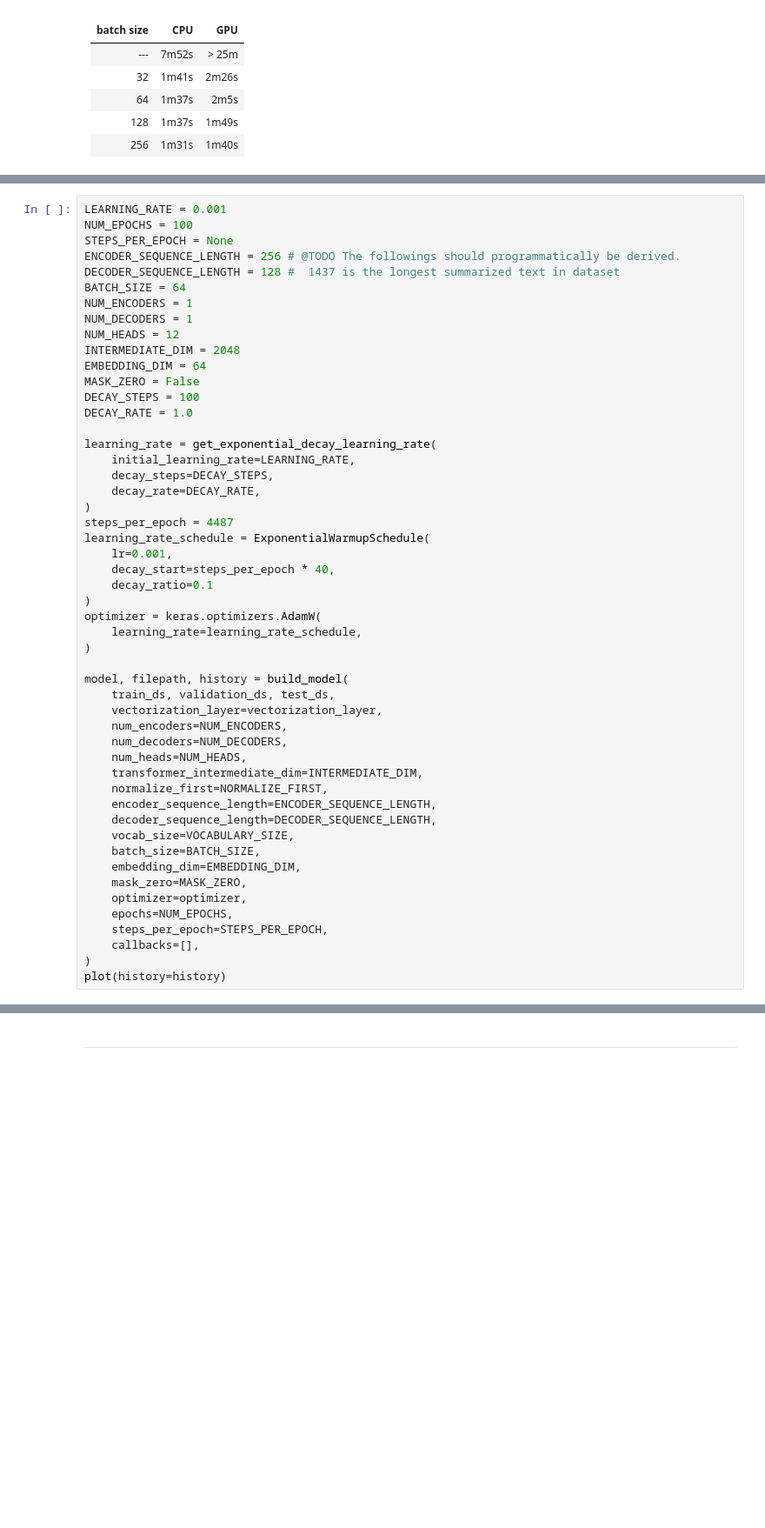
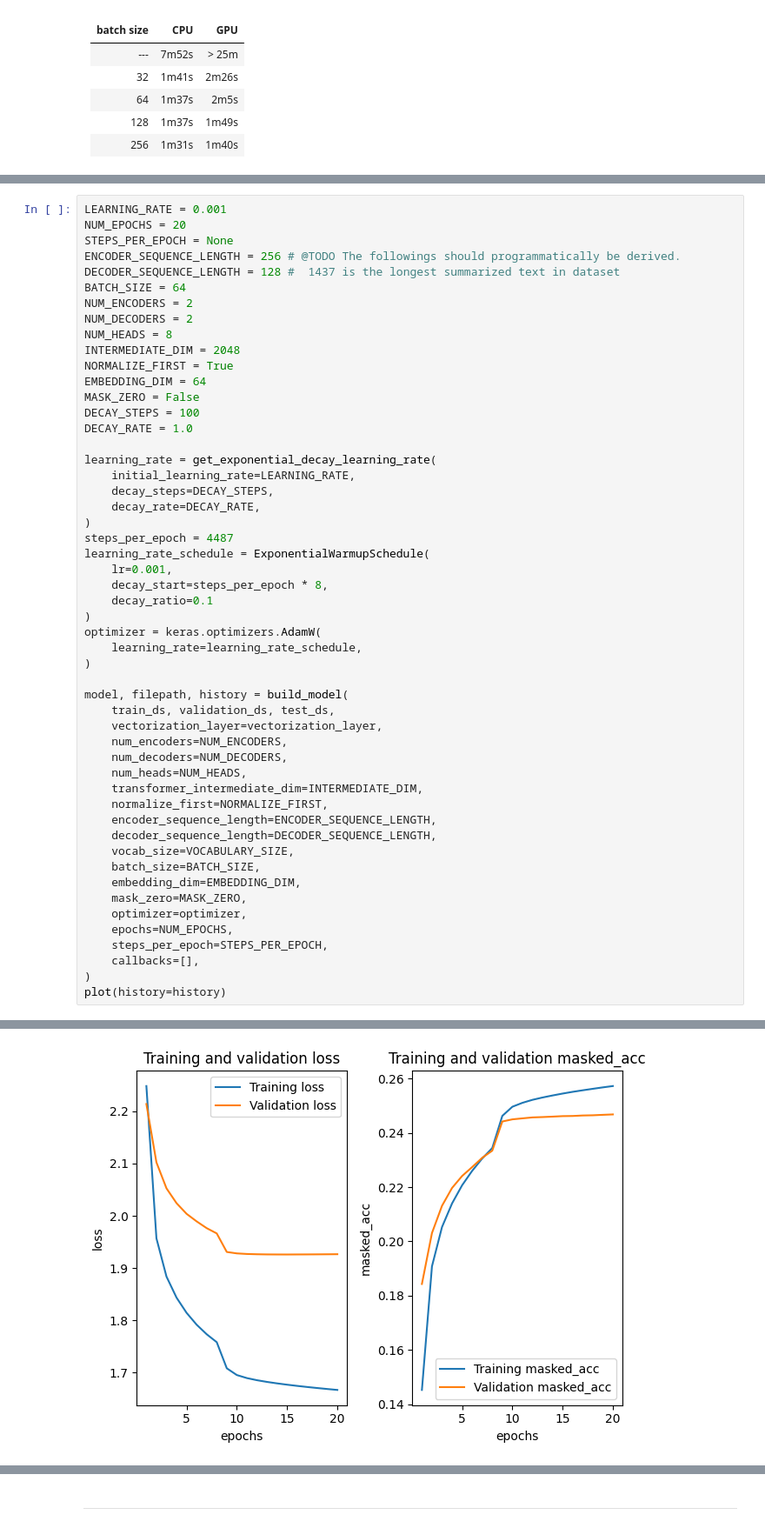
Before and after one commit to justoneplanet/cm3070final, a Jupyter notebook: sample/summarization.ipynb, the cells around one changed output, grey strips where cells are left out. Shown at 87% size. Drawn from its saved outputs; the diff is of its cells as text; blank space fills up the shorter version.

```diff
--- a/sample/summarization.ipynb
+++ b/sample/summarization.ipynb
@@ -934,15 +938,16 @@ vectorization_layer.adapt(
 #### Result
 # %%
 LEARNING_RATE = 0.001
-NUM_EPOCHS = 100
+NUM_EPOCHS = 20
 STEPS_PER_EPOCH = None
 ENCODER_SEQUENCE_LENGTH = 256 # @TODO The followings should programmatically be derived.
 DECODER_SEQUENCE_LENGTH = 128 #  1437 is the longest summarized text in dataset
 BATCH_SIZE = 64
-NUM_ENCODERS = 1
-NUM_DECODERS = 1
-NUM_HEADS = 12
+NUM_ENCODERS = 2
+NUM_DECODERS = 2
+NUM_HEADS = 8
 INTERMEDIATE_DIM = 2048
+NORMALIZE_FIRST = True
 EMBEDDING_DIM = 64
 MASK_ZERO = False
 DECAY_STEPS = 100
@@ -956,7 +961,7 @@ learning_rate = get_exponential_decay_learning_rate(
 steps_per_epoch = 4487
 learning_rate_schedule = ExponentialWarmupSchedule(
     lr=0.001,
-    decay_start=steps_per_epoch * 40,
+    decay_start=steps_per_epoch * 8,
     decay_ratio=0.1
 )
 optimizer = keras.optimizers.AdamW(
@@ -1005,0 +1011 @@ Epoch 56/100
+[figure, added]
```
Also changed, not shown: parts of 7 cells of this notebook.
